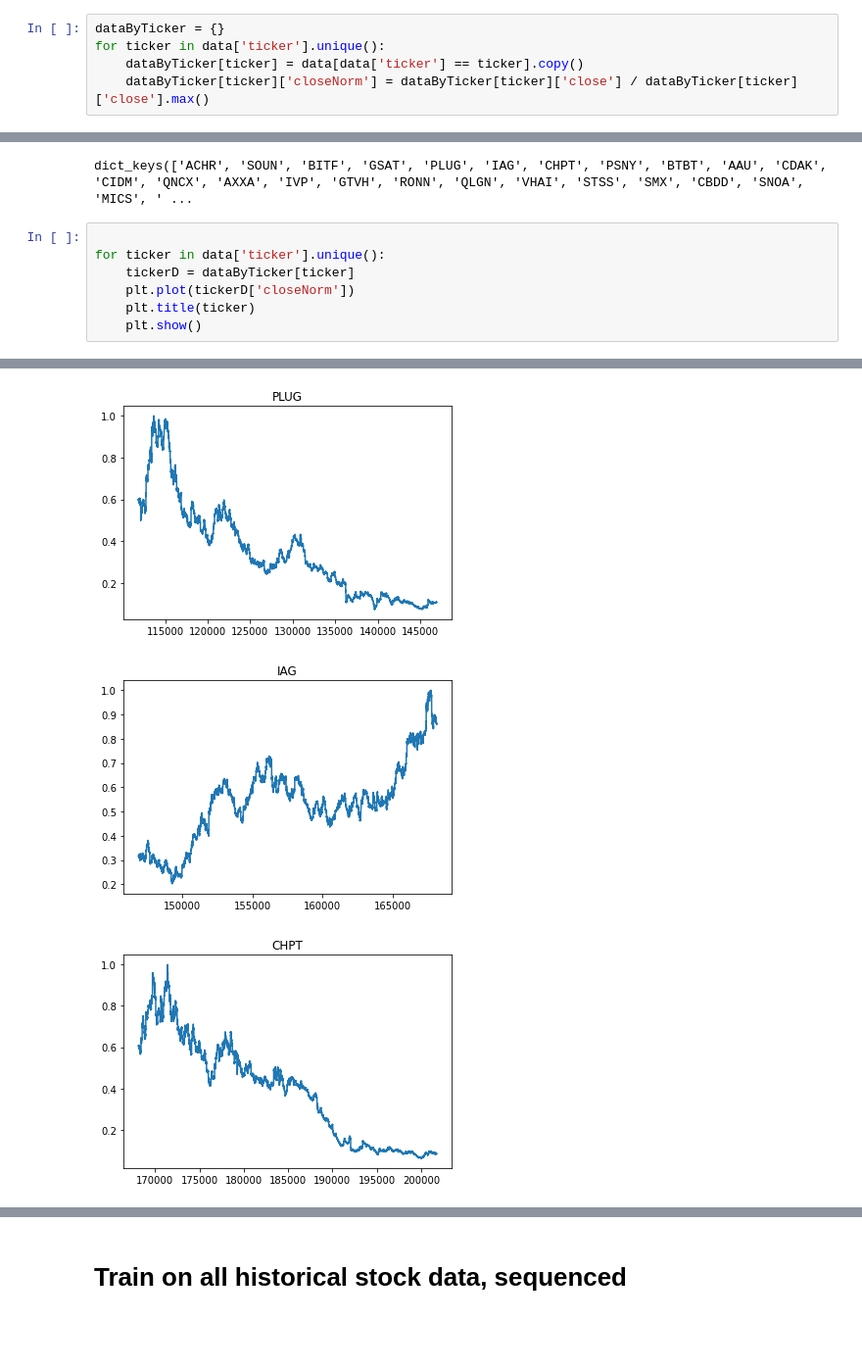
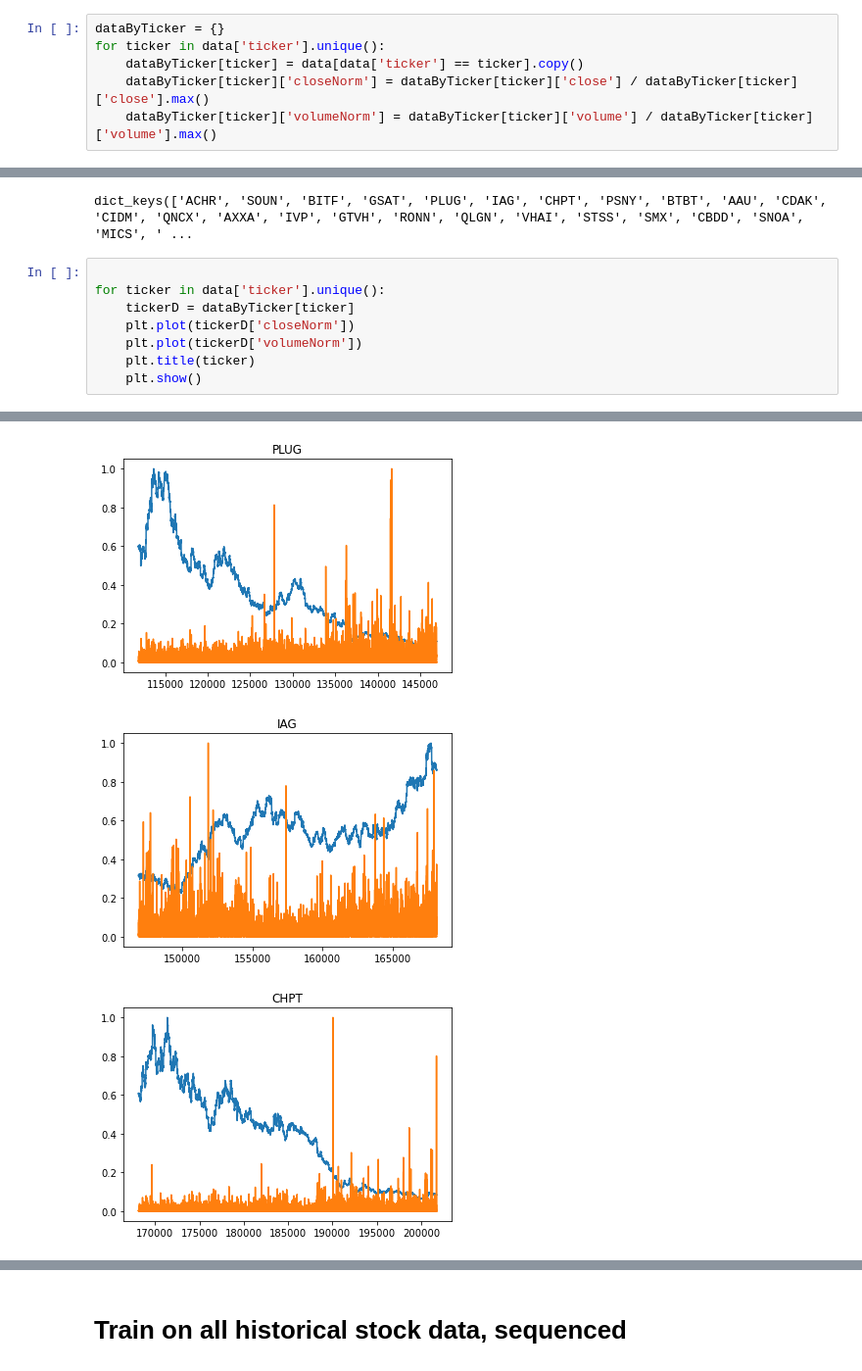
Before and after one commit to CSE-115-UCSC/penny-stock-lstm, a Jupyter notebook: dataset.ipynb, the cells around one changed output, grey strips where cells are left out. Shown at 98% size. Saved outputs shown, nothing was run; the diff lists cells and outputs as text; blank space fills up the shorter version.

Commit message:
volume norm

```diff
--- a/dataset.ipynb
+++ b/dataset.ipynb
@@ -97,6 +97,7 @@ dataByTicker = {}
 for ticker in data['ticker'].unique():
     dataByTicker[ticker] = data[data['ticker'] == ticker].copy()
     dataByTicker[ticker]['closeNorm'] = dataByTicker[ticker]['close'] / dataByTicker[ticker]['close'].max()
+    dataByTicker[ticker]['volumeNorm'] = dataByTicker[ticker]['volume'] / dataByTicker[ticker]['volume'].max()
 # %%
 dataByTicker.keys()
 # %% [output]
@@ -106,6 +107,7 @@ dict_keys(['ACHR', 'SOUN', 'BITF', 'GSAT', 'PLUG', 'IAG', 'CHPT', 'PSNY', 'BTBT'
 for ticker in data['ticker'].unique():
     tickerD = dataByTicker[ticker]
     plt.plot(tickerD['closeNorm'])
+    plt.plot(tickerD['volumeNorm'])
     plt.title(ticker)
     plt.show()
 # %% [output]
@@ -116,3 +118,3 @@ for ticker in data['ticker'].unique():
-[figure, old version]
+[figure, new version]
-[figure, old version]
+[figure, new version]
-[figure, old version]
+[figure, new version]
```
Also changed, not shown: parts of 2 cells of this notebook, 1 other file.
